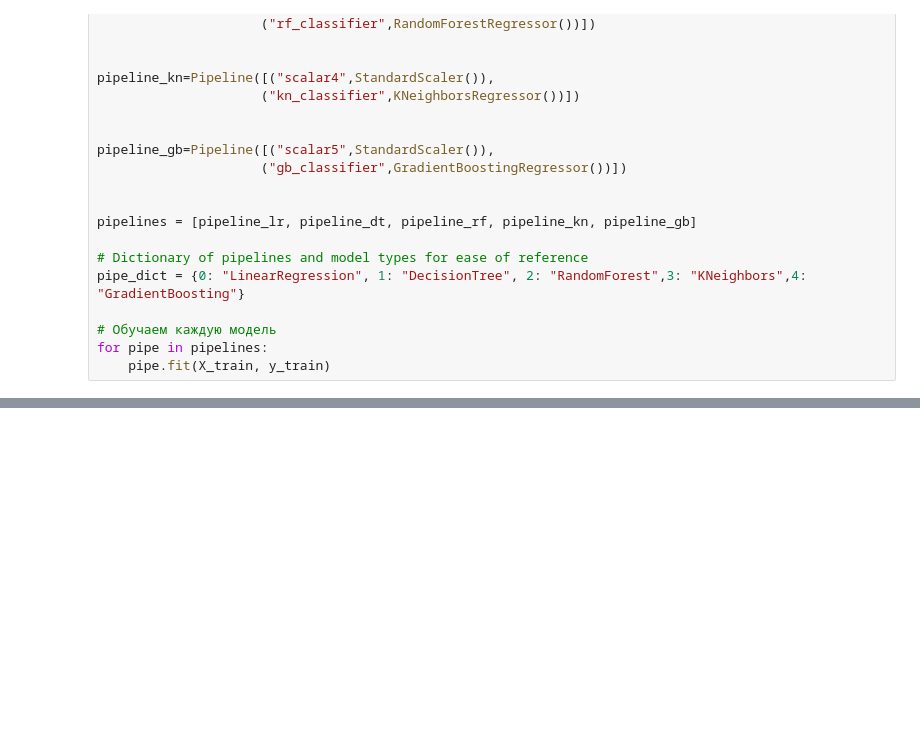
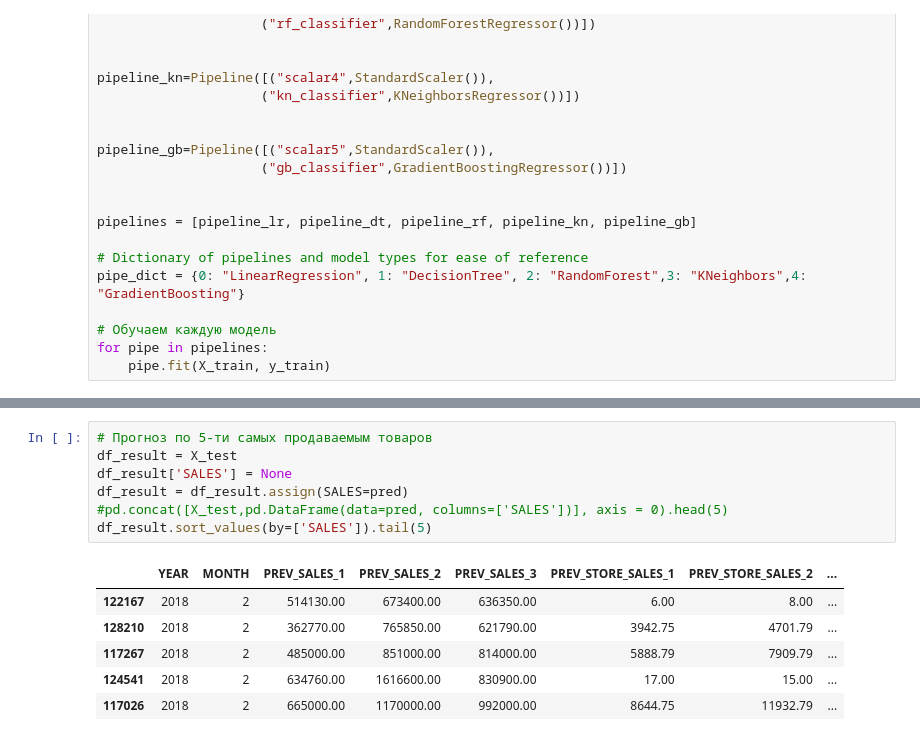
Before and after one commit to zhivenkov-an/predict_sales, a Jupyter notebook: predict_sales.ipynb, the cells around one changed output, grey strips where cells are left out. Drawn from its saved outputs; the diff is of its cells as text; blank space fills up the shorter version.

```diff
--- a/predict_sales.ipynb
+++ b/predict_sales.ipynb
@@ -540,0 +508,14 @@ array([  -86.70388682,   -86.70388682,   -86.70388682, ...,
+# %%
+# Прогноз по 5-ти самых продаваемым товаров
+df_result = X_test
+df_result['SALES'] = None
+df_result = df_result.assign(SALES=pred)
+#pd.concat([X_test,pd.DataFrame(data=pred, columns=['SALES'])], axis = 0).head(5)
+df_result.sort_values(by=['SALES']).tail(5)
+# %% [output]
+|  | YEAR | MONTH | PREV_SALES_1 | PREV_SALES_2 | PREV_SALES_3 | PREV_STORE_SALES_1 | PREV_STORE_SALES_2 | ... |
+| 122167 | 2018 | 2 | 514130.00 | 673400.00 | 636350.00 | 6.00 | 8.00 | ... |
+| 128210 | 2018 | 2 | 362770.00 | 765850.00 | 621790.00 | 3942.75 | 4701.79 | ... |
+| 117267 | 2018 | 2 | 485000.00 | 851000.00 | 814000.00 | 5888.79 | 7909.79 | ... |
+| 124541 | 2018 | 2 | 634760.00 | 1616600.00 | 830900.00 | 17.00 | 15.00 | ... |
+| 117026 | 2018 | 2 | 665000.00 | 1170000.00 | 992000.00 | 8644.75 | 11932.79 | ... |
```
Also changed, not shown: parts of 63 cells of this notebook.
